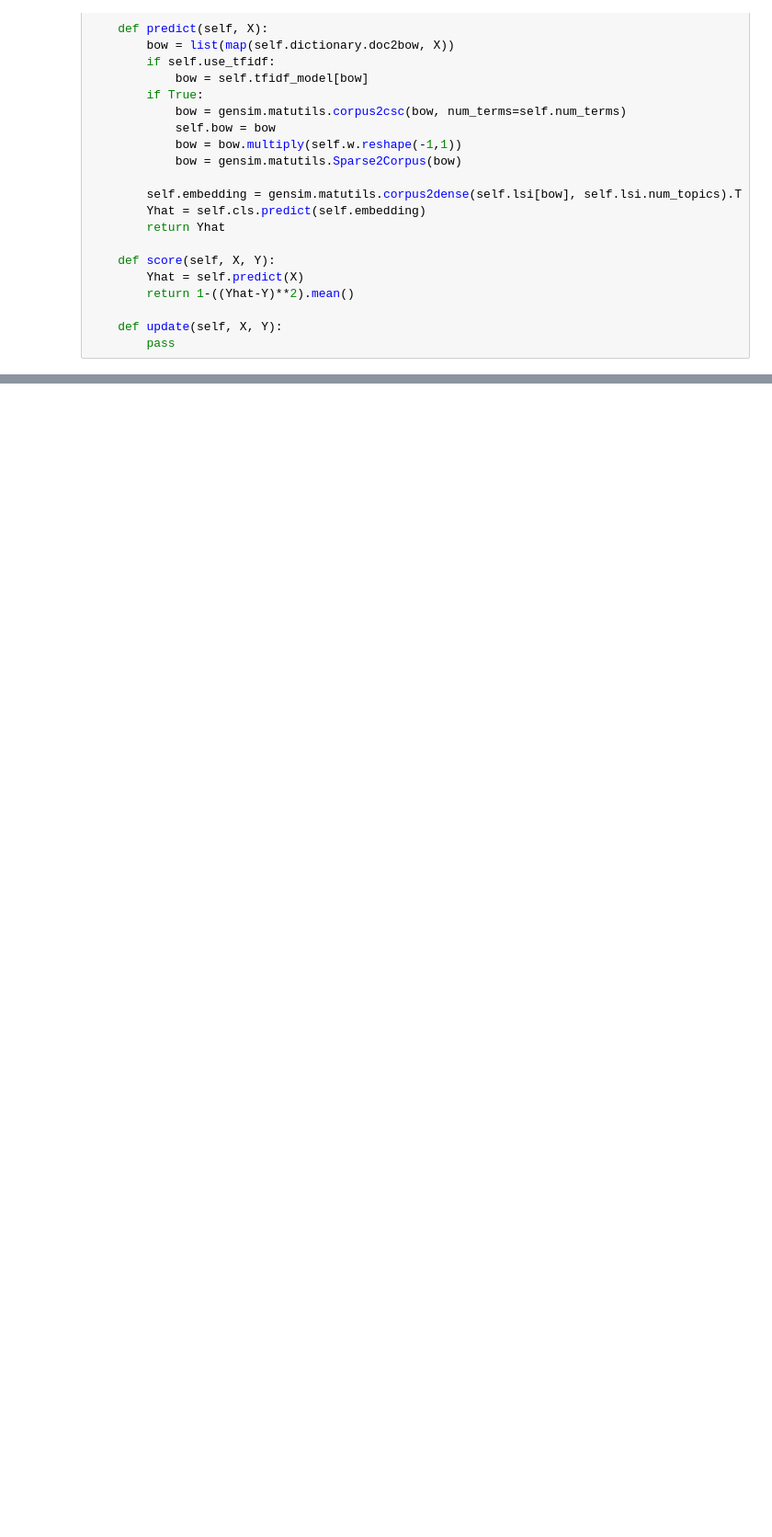
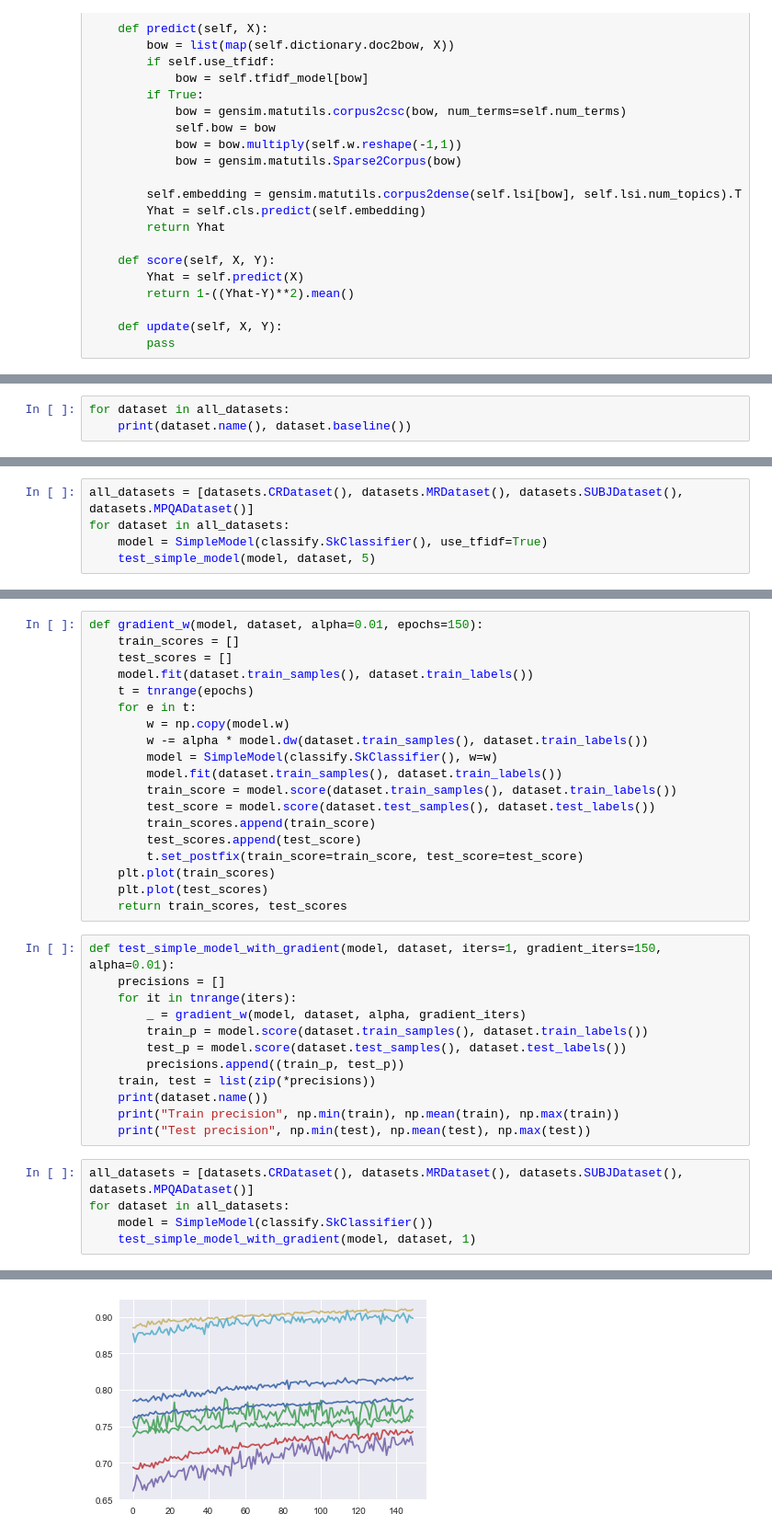
Before and after one commit to vlejd/diploma_thesis, a Jupyter notebook: lsa_backprop/Code.ipynb, the cells around one changed output, grey strips where cells are left out. Shown at 92% size. Cells and saved outputs as stored; diff of their text form; blank space fills up the shorter version.

```diff
--- a/lsa_backprop/Code.ipynb
+++ b/lsa_backprop/Code.ipynb
@@ -94,0 +90,3 @@ len(dataset.test_labels())
+# %%
+for dataset in all_datasets:
+    print(dataset.name(), dataset.baseline())
@@ -94,0 +154,5 @@ len(dataset.test_labels())
+# %%
+all_datasets = [datasets.CRDataset(), datasets.MRDataset(), datasets.SUBJDataset(), datasets.MPQADataset()]
+for dataset in all_datasets:
+    model = SimpleModel(classify.SkClassifier(), use_tfidf=True)
+    test_simple_model(model, dataset, 5)
@@ -94,0 +174,37 @@ len(dataset.test_labels())
+# %%
+def gradient_w(model, dataset, alpha=0.01, epochs=150):
+    train_scores = []
+    test_scores = []
+    model.fit(dataset.train_samples(), dataset.train_labels())
+    t = tnrange(epochs)
+    for e in t:
+        w = np.copy(model.w)
+        w -= alpha * model.dw(dataset.train_samples(), dataset.train_labels())
+        model = SimpleModel(classify.SkClassifier(), w=w)
+        model.fit(dataset.train_samples(), dataset.train_labels())
+        train_score = model.score(dataset.train_samples(), dataset.train_labels())
+        test_score = model.score(dataset.test_samples(), dataset.test_labels())
+        train_scores.append(train_score)
+        test_scores.append(test_score)
+        t.set_postfix(train_score=train_score, test_score=test_score)
+    plt.plot(train_scores)
+    plt.plot(test_scores)
+    return train_scores, test_scores
+# %%
+def test_simple_model_with_gradient(model, dataset, iters=1, gradient_iters=150, alpha=0.01):
+    precisions = []
+    for it in tnrange(iters):
+        _ = gradient_w(model, dataset, alpha, gradient_iters)
+        train_p = model.score(dataset.train_samples(), dataset.train_labels())
+        test_p = model.score(dataset.test_samples(), dataset.test_labels())
+        precisions.append((train_p, test_p))
+    train, test = list(zip(*precisions))
+    print(dataset.name())
+    print("Train precision", np.min(train), np.mean(train), np.max(train))
+    print("Test precision", np.min(test), np.mean(test), np.max(test))
+# %%
+all_datasets = [datasets.CRDataset(), datasets.MRDataset(), datasets.SUBJDataset(), datasets.MPQADataset()]
+for dataset in all_datasets:
+    model = SimpleModel(classify.SkClassifier())
+    test_simple_model_with_gradient(model, dataset, 1)
+# %% [output]
@@ -94,0 +247 @@ len(dataset.test_labels())
+[figure, added]
```
Also changed, not shown: parts of 34 cells of this notebook, 3 other files.
